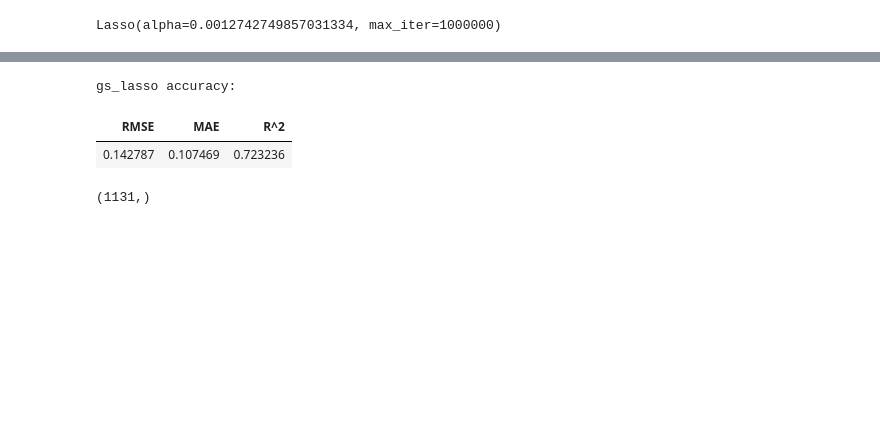
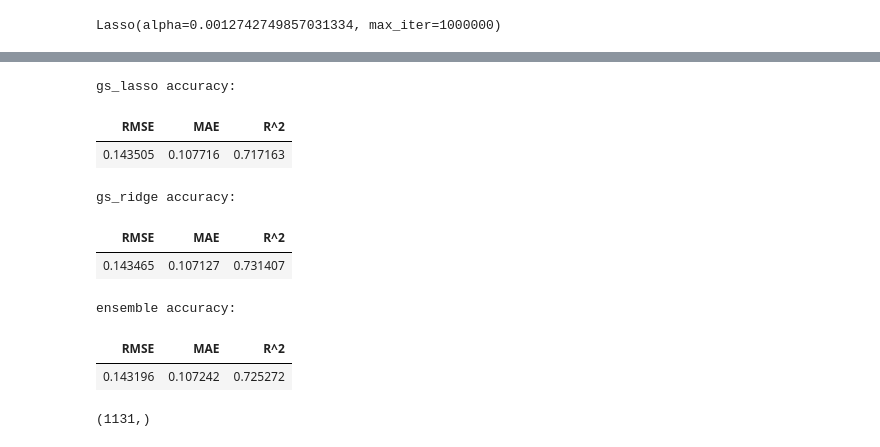
Before and after one commit to bmwerth/darden_ml_team1, a Jupyter notebook: S05.ipynb, the cells around one changed output, grey strips where cells are left out. Drawn from its saved outputs; the diff is of its cells as text; code cells hidden in the pictures; blank space fills up the shorter version.

```diff
--- a/S05.ipynb
+++ b/S05.ipynb
@@ -214,0 +204,7 @@ get_linear_importances(lm_lasso_optimized, X_linear)
+# %%
+%%time
+coefs = []
+for a in alphas:
+    lm_ridge = Ridge(alpha=a, fit_intercept=False, max_iter=1000000)
+    lm_ridge.fit(X_linear, y_linear)
+    coefs.append(lm_ridge.coef_[0])
@@ -214,0 +214,5 @@ get_linear_importances(lm_lasso_optimized, X_linear)
+# %%
+gs_ridge = GridSearchCV(Ridge(fit_intercept=False, max_iter=1000000), {"alpha": alphas}, scoring='neg_mean_squared_error', cv=5)
+# %%
+%%time
+gs_ridge.fit(X_linear, y_linear)
@@ -214,0 +245,2 @@ get_linear_importances(lm_lasso_optimized, X_linear)
+# %%
+gs_ridge_pred = gs_ridge.predict(X_validation_linear)
@@ -215,19 +272,23 @@ get_linear_importances(lm_lasso_optimized, X_linear)
 # %%
 print("gs_lasso accuracy:")
 accuracy(gs_lasso_pred, elect_df_validation["Obama_margin_percent"])
+print("gs_ridge accuracy:")
+accuracy(gs_ridge_pred, elect_df_validation["Obama_margin_percent"])
+print("ensemble accuracy:")
+gs_ensemble = (gs_ridge_pred[:,0] + gs_lasso_pred) / 2
+accuracy(gs_ensemble, elect_df_validation["Obama_margin_percent"])
 # %% [output]
 gs_lasso accuracy:
 | RMSE | MAE | R^2 |
-| 0.142787 | 0.107469 | 0.723236 |
+| 0.143505 | 0.107716 | 0.717163 |
+gs_ridge accuracy:
+| RMSE | MAE | R^2 |
+| 0.143465 | 0.107127 | 0.731407 |
+ensemble accuracy:
+| RMSE | MAE | R^2 |
+| 0.143196 | 0.107242 | 0.725272 |
 # %%
+#establish formula
 variables_final = [variable for variable in elect_df_smaller_train.columns if variable not in ['FIPS', 'County', 'State', 'ElectionDate', 'TotalVote', 'Obama_margin', 'Obama_margin_percent', 'Obama_wins', 'Clinton', 'Obama']]
 formula_final = 'Obama_margin_percent ~ ' + " + ".join(variables[:4]) +  " + standardize(" + ") + standardize(".join(variables[4:]) + ")"
 y_linear_final, X_linear_final = dmatrices(formula_final, elect_df_train, return_type="dataframe")
-lm_lasso = Lasso(alpha = 1, max_iter=1000000)
-lm_lasso.fit(X_linear_final, y_linear_final)
-X_linear_test = build_design_matrices([X_linear_final.design_info], elect_df_test, return_type="dataframe")[0]
-
-bm_all_fit_pred = gs_lasso.predict(X_linear_test)
-bm_all_fit_pred.shape
-# %% [output]
-(1131,)
@@ -234,3 +307,9 @@ bm_all_fit_pred.shape
+# %%
+#ensemble models
+bm_all_fit_pred = (lasso_predictions + ridge_predictions[:,0]) / 2
+bm_all_fit_pred.shape
+# %% [output]
+(1131,)
 # %%
 submission_df = pd.DataFrame(bm_all_fit_pred, index=elect_df_test.index, columns=['Obama_margin_percent'])
 submission_df
```
Also changed, not shown: parts of 17 cells of this notebook.
